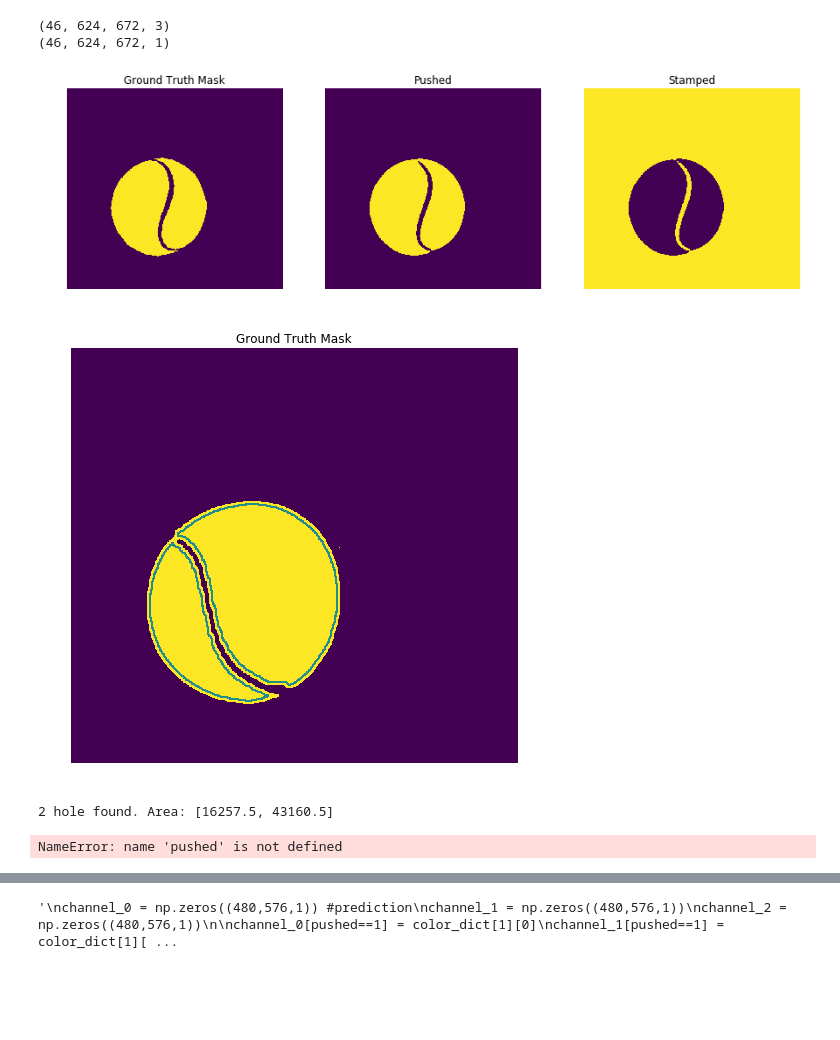
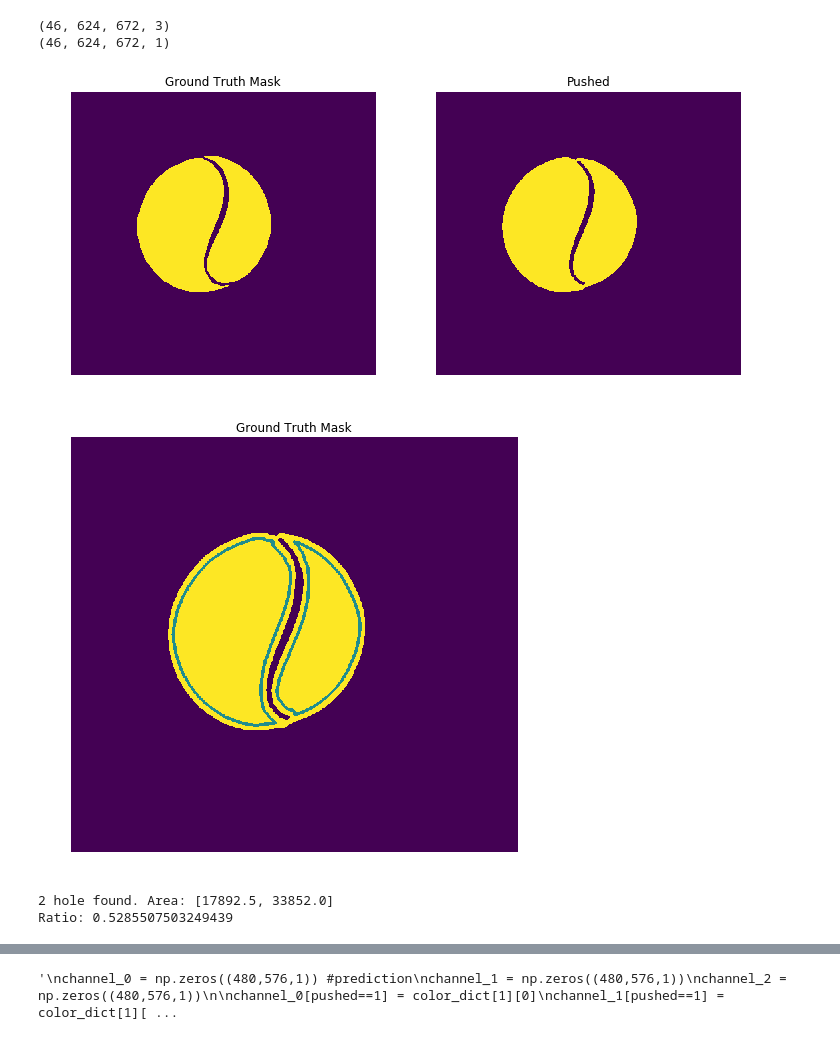
Before and after one commit to jhk0429/Segmentation_project, a Jupyter notebook: Inference_hole.ipynb, the cells around one changed output, grey strips where cells are left out. Cells and saved outputs as stored; diff of their text form; code cells hidden in the pictures; blank space fills up the shorter version.

```diff
--- a/Inference_hole.ipynb
+++ b/Inference_hole.ipynb
@@ -99,12 +99,12 @@ def draw_and_count(img, contours, label = '', draw_type = 'contour', show=True):
 
         if draw_type == 'bbox':
             x,y,w,h = cv2.boundingRect(cnt)
-            cv2.rectangle(img,(x,y),(x+w,y+h),(125,125,0),2)
+            cv2.rectangle(img,(x,y),(x+w,y+h),(125,125,0),4)
             width_height.append([w,h])
             print("{} #{} has width of {} and height of {}".format(label, idx, w, h))
 
         elif draw_type == 'contour':
-            cv2.drawContours(img, [cnt], 0, (125, 125, 0), 2)
+            cv2.drawContours(img, [cnt], 0, (125, 125, 0), 4)
 
     if show:
         display([img], fig_size=8)
@@ -182,6 +182,13 @@ frozen_func = trt.convert_to_constants.convert_variables_to_constants_v2(graph_f
 # %%
 time_list = []
 pred_mask = []
+hole_area = []
+error_idx = []
+threshold = 0.4
+
+ng_interval = [1-threshold, 1+threshold]
+ng_index = []
+ok_index = []
 
 img_loc = glob.glob("JR_dataset/train/*/*.bmp")
 
@@ -206,14 +213,26 @@ for idx,image in enumerate(tqdm(img_loc)):
 
     # STAMP
     hole = hole.astype(np.uint8) * 255
-    k = cv2.getStructuringElement(cv2.MORPH_RECT, (2,2))
-    closed_stamp = cv2.dilate(hole, k)
+    k = cv2.getStructuringElement(cv2.MORPH_RECT, (15,15))
+    closed_stamp = cv2.erode(hole, k)
     contours, hierarchy = cv2.findContours(closed_stamp, cv2.RETR_LIST, cv2.CHAIN_APPROX_NONE)
 
-    stamp_img, stamp_area, wh, stamp_count = draw_and_count(hole, contours, label='stamp', show=False)
+    stamp_img, area, wh, stamp_count = draw_and_count(hole, contours, label='stamp', show=False)
+
+    if len(area) != 2: error_idx.append(idx)
+    else:
+        ratio = area[0]/area[1]
+        hole_area.append(ratio)
+        if ratio > ng_interval[0] and ratio < ng_interval[1]:
+            ng_index.append(idx)
+        else:
+            ok_index.append(idx)
 
 
     time_list.append(time.time()-start)
 
+plt.hist(hole_area, color = 'blue', edgecolor = 'black',bins=30)
+
 print("Average inference time is: ",(np.mean(time_list) * 1000).round(3), "ms")
+print("Average hole area ratio is {}. Number of errors: {}. Index: {}".format(np.mean(hole_area), len(error_idx), error_idx))
 # %% [output]
@@ -257,36 +278,27 @@ print(test_y.shape)
 (46, 624, 672, 3)
 (46, 624, 672, 1)
 # %%
-idx = 29
+idx = 19
 
 pred = np.float32(pred_mask[idx][0][0])
 ex = np.round(pred) # ex = H,W,4
 
 hole = tf.expand_dims(ex[:,:,1], -1)
-
-circle = tf.expand_dims(ex[:,:,0], -1)
-
 gt_mask = np.round(test_y[idx],decimals = 0)
 
-display([gt_mask, hole, circle])
+display([gt_mask, hole], fig_size=12)
 # %% [output]
-[figure, old version]
+[figure, new version]
 # %%
 hole = np.array(hole).astype(np.uint8) * 255
-k = cv2.getStructuringElement(cv2.MORPH_RECT, (9,9))
+k = cv2.getStructuringElement(cv2.MORPH_RECT, (15,15))
 closed_stamp = cv2.erode(hole, k)
 
 contours, hierarchy = cv2.findContours(closed_stamp, cv2.RETR_LIST, cv2.CHAIN_APPROX_NONE)
 img, area, wh, count = draw_and_count(hole, contours, label="hole")
+
+print("Ratio:",area[0]/area[1])
 # %% [output]
-[figure, old version]
+[figure, new version]
-2 hole found. Area: [16257.5, 43160.5]
+2 hole found. Area: [17892.5, 33852.0]
+Ratio: 0.5285507503249439
-# %%
-pushed_x = np.array(pushed).astype(np.uint8) * 255
-k = cv2.getStructuringElement(cv2.MORPH_RECT, (10,10))
-closing = cv2.morphologyEx(pushed_x, cv2.MORPH_CLOSE, k)
-
-contours, hierarchy = cv2.findContours(closing, cv2.RETR_LIST, cv2.CHAIN_APPROX_NONE)
-img, area, wh, count = draw_and_count(pushed_x, contours, label='push', draw_type='contour')
-# %% [output]
-NameError: name 'pushed' is not defined
```
Also changed, not shown: parts of 2 cells of this notebook.
